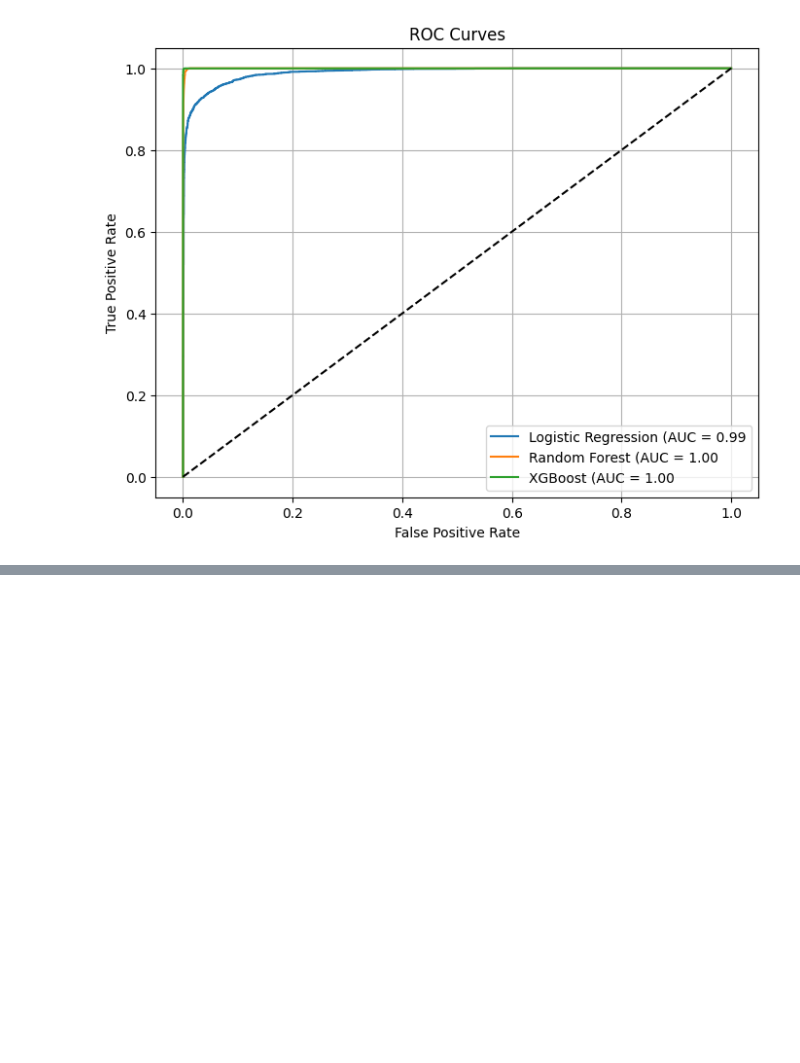
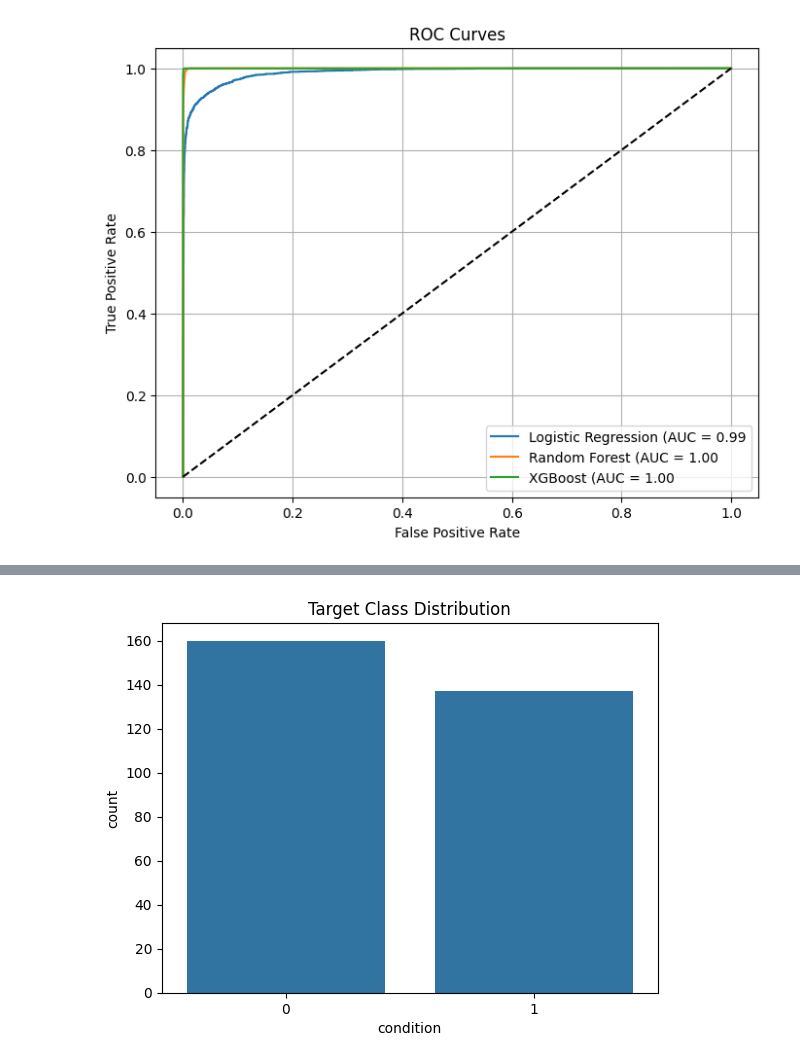
Before and after one commit to khalil649/Machine-Learning, a Jupyter notebook: notebooks/05.00-Machine-Learning.ipynb, the cells around one changed output, grey strips where cells are left out. Drawn from its saved outputs; the diff is of its cells as text; code cells hidden in the pictures; blank space fills up the shorter version.

```diff
--- a/notebooks/05.00-Machine-Learning.ipynb
+++ b/notebooks/05.00-Machine-Learning.ipynb
@@ -208,0 +209,84 @@ weighted avg       1.00      1.00      1.00     14475
+# %%
+import pandas as pd
+import numpy as np
+import matplotlib.pyplot as plt
+import seaborn as sns
+
+from sklearn.model_selection import train_test_split, GridSearchCV
+from sklearn.preprocessing import StandardScaler
+from sklearn.pipeline import Pipeline
+from sklearn.neighbors import KNeighborsClassifier
+from sklearn.svm import SVC
+from sklearn.metrics import (
+    accuracy_score,
+    f1_score,
+    confusion_matrix,
+    classification_report
+)
+
+# Load data (Corrected the filename)
+df_heart = pd.read_csv('data/heart_cleveland_upload.csv')
+
+# EDA
+print("Data Shape:", df_heart.shape)
+print("Columns:", df_heart.columns.tolist())
+print("Missing Values:\n", df_heart.isnull().sum())
+
+# Target class distribution
+sns.countplot(x='condition', data=df_heart)  # Changed from 'target' to 'condition'
+plt.title("Target Class Distribution")
+plt.show()
+
+# Correlation matrix
+plt.figure(figsize=(10,8))
+sns.heatmap(df_heart.corr(), annot=True, cmap='coolwarm')
+plt.title("Feature Correlation Matrix")
+plt.show()
+
+# Preprocessing
+X = df_heart.drop(columns=['condition'])  # Changed from 'target' to 'condition'
+y = df_heart['condition']
+
+# Train-test split
+X_train, X_test, y_train, y_test = train_test_split(X, y, test_size=0.2, random_state=42, stratify=y)
+
+# Normalize features
+scaler = StandardScaler()
+X_train_scaled = scaler.fit_transform(X_train)
+X_test_scaled = scaler.transform(X_test)
+
+# Train models
+knn = KNeighborsClassifier()
+svm = SVC(kernel='rbf', probability=True)
+
+knn.fit(X_train_scaled, y_train)
+svm.fit(X_train_scaled, y_train)
+
+# Predict
+y_pred_knn = knn.predict(X_test)
+y_pred_svm = svm.predict(X_test)
+
+# Evaluate KNN
+print("KNN Accuracy:", accuracy_score(y_test, y_pred_knn))
+print("KNN Macro F1:", f1_score(y_test, y_pred_knn, average='macro'))
+print("Confusion Matrix:\n", confusion_matrix(y_test, y_pred_knn))
+print(classification_report(y_test, y_pred_knn))
+
+# Evaluate SVM
+print("SVM Accuracy:", accuracy_score(y_test, y_pred_svm))
+print("SVM Macro F1:", f1_score(y_test, y_pred_svm, average='macro'))
+print("Confusion Matrix:\n", confusion_matrix(y_test, y_pred_svm))
+print(classification_report(y_test, y_pred_svm))
+
+# Hyperparameter Tuning for SVM
+param_grid = {
+    'C': [0.1, 1, 10],
+    'gamma': ['scale', 'auto']
+}
+
+grid = GridSearchCV(SVC(probability=True), param_grid, cv=5, scoring='f1_macro')
+grid.fit(X_train_scaled, y_train)
+
+best_svm = grid.best_estimator_
+print("Best SVM Parameters:", grid.best_params_)
+# %% [output]
@@ -208,0 +311 @@ weighted avg       1.00      1.00      1.00     14475
+[figure, added]
```
Also changed, not shown: parts of 3 cells of this notebook.
